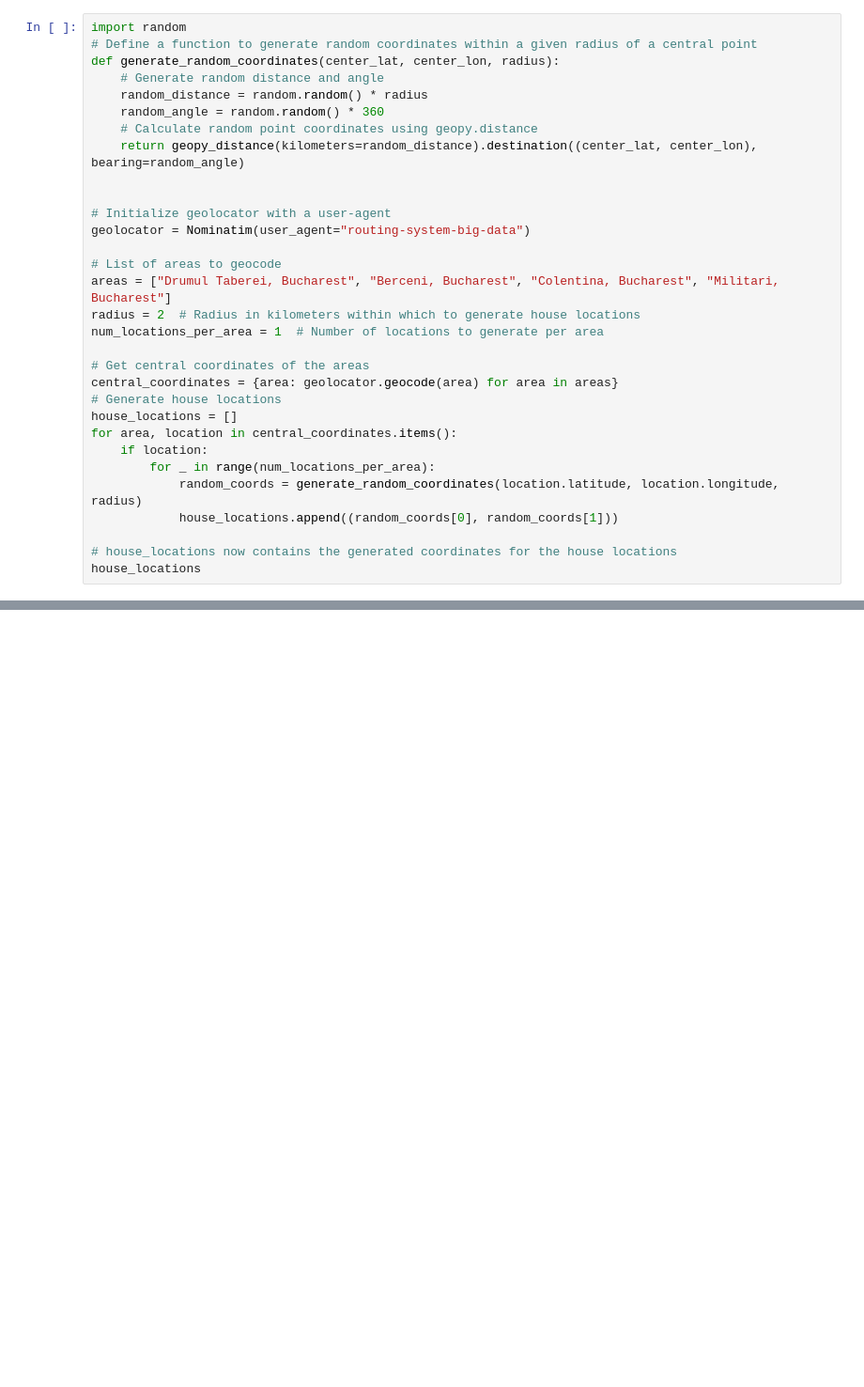
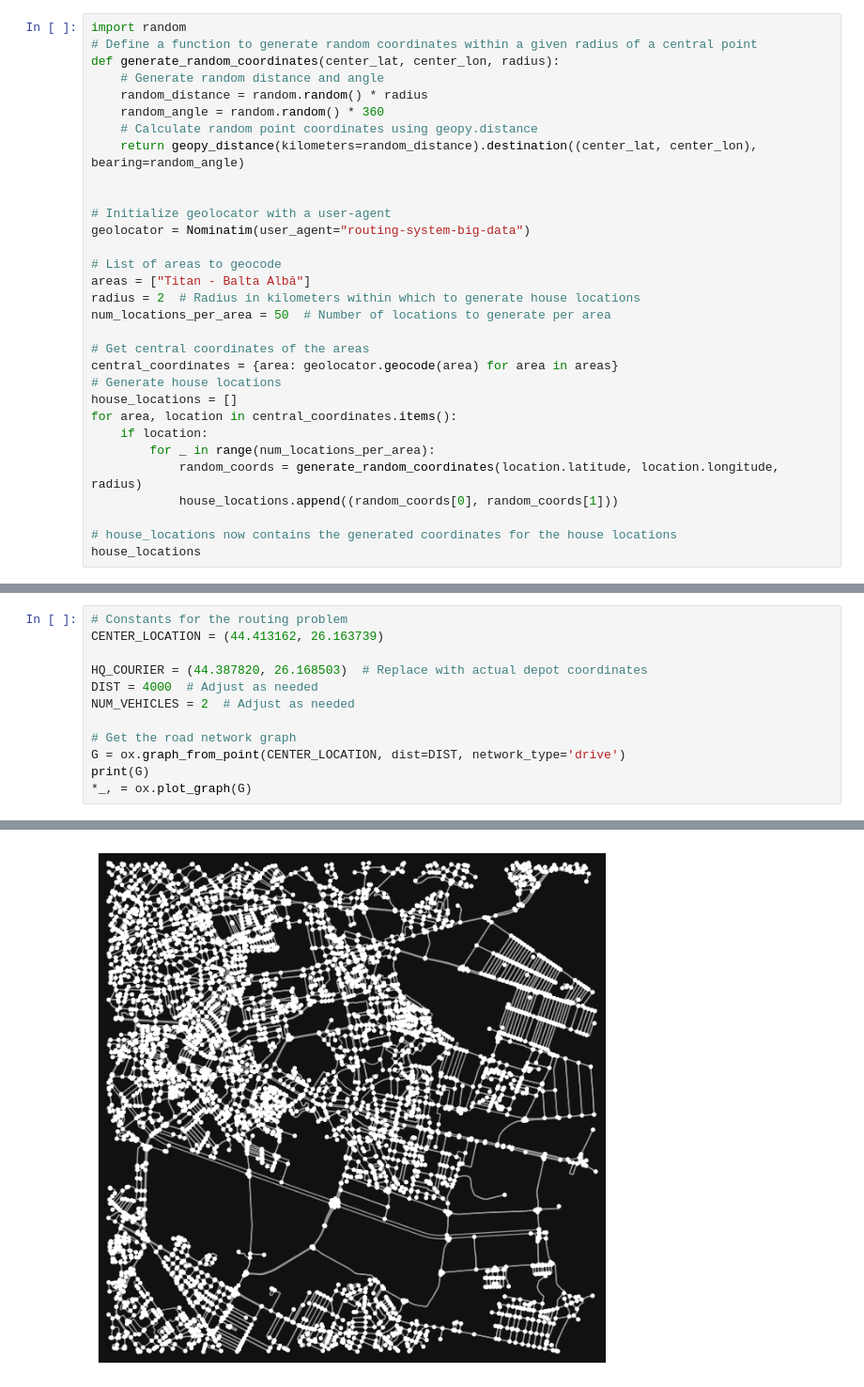
Before and after one commit to ifrimenco/routing-system, a Jupyter notebook: bucharest-plotting.ipynb, the cells around one changed output, grey strips where cells are left out. Shown at 94% size. Drawn from its saved outputs; the diff is of its cells as text; blank space fills up the shorter version.

```diff
--- a/bucharest-plotting.ipynb
+++ b/bucharest-plotting.ipynb
@@ -22,9 +23,9 @@ def generate_random_coordinates(center_lat, center_lon, radius):
 geolocator = Nominatim(user_agent="routing-system-big-data")
 
 # List of areas to geocode
-areas = ["Drumul Taberei, Bucharest", "Berceni, Bucharest", "Colentina, Bucharest", "Militari, Bucharest"]
+areas = ["Titan - Balta Albă"]
 radius = 2  # Radius in kilometers within which to generate house locations
-num_locations_per_area = 1  # Number of locations to generate per area
+num_locations_per_area = 50  # Number of locations to generate per area
 
 # Get central coordinates of the areas
 central_coordinates = {area: geolocator.geocode(area) for area in areas}
@@ -45,0 +60,13 @@ house_locations
+# %%
+# Constants for the routing problem
+CENTER_LOCATION = (44.413162, 26.163739)
+
+HQ_COURIER = (44.387820, 26.168503)  # Replace with actual depot coordinates
+DIST = 4000  # Adjust as needed
+NUM_VEHICLES = 2  # Adjust as needed
+
+# Get the road network graph
+G = ox.graph_from_point(CENTER_LOCATION, dist=DIST, network_type='drive')
+print(G)
+*_, = ox.plot_graph(G)
+# %% [output]
@@ -45,0 +74 @@ house_locations
+[figure, added]
```
Also changed, not shown: parts of 13 cells of this notebook, 4 other files.
